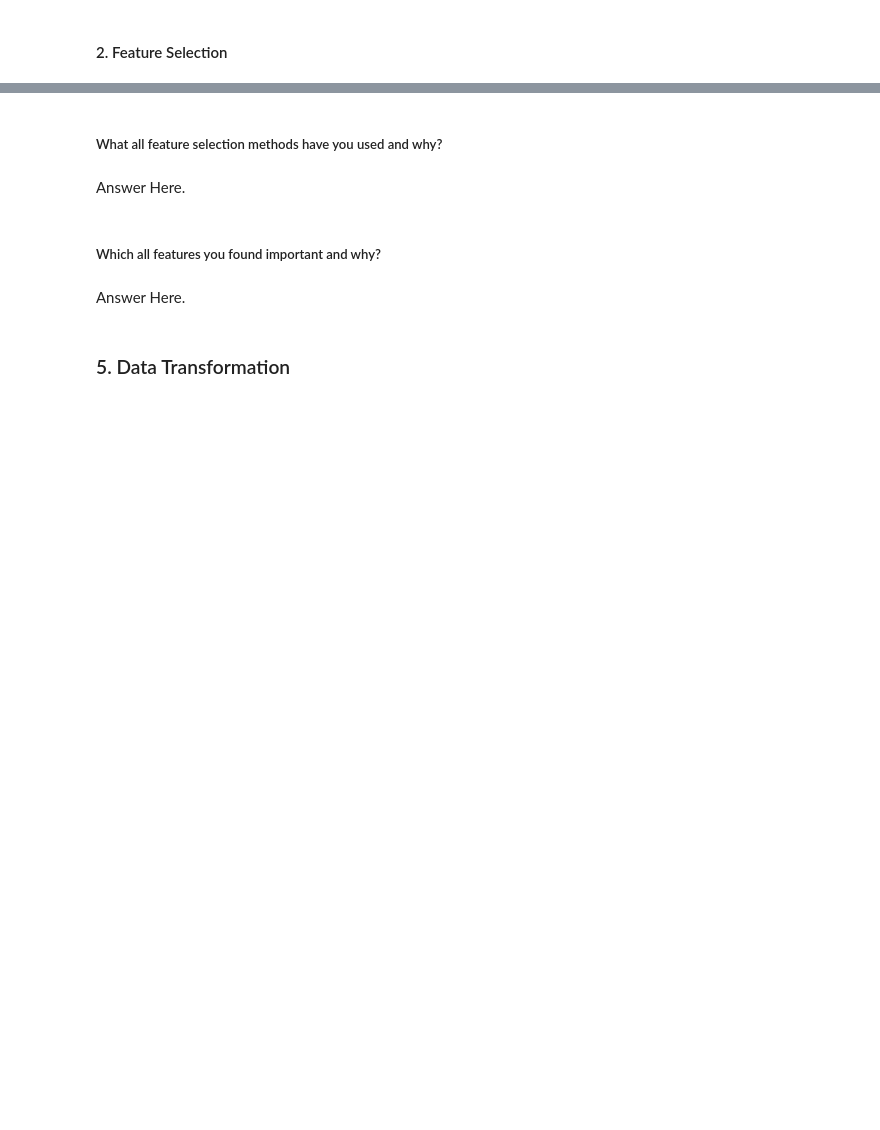
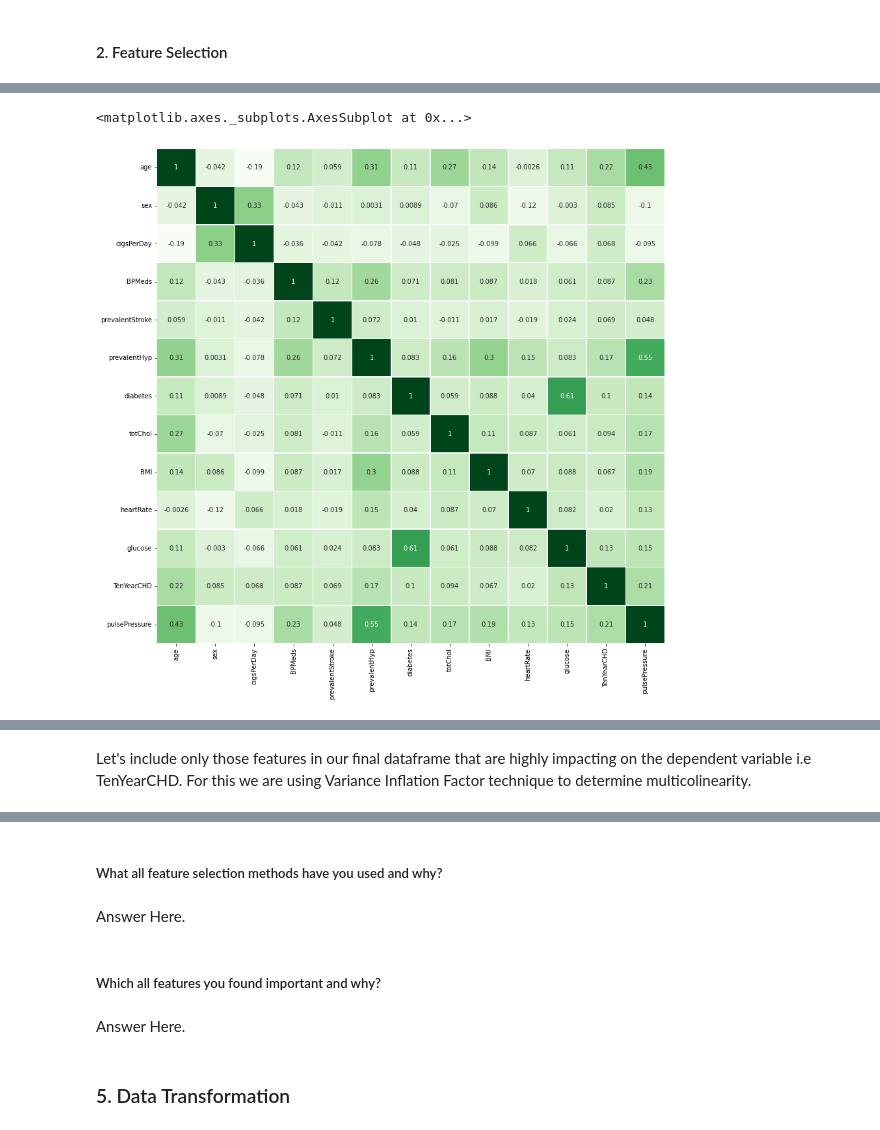
Before and after one commit to prasadwagh2503/Cardiovascular-Risk-Prediction, a Jupyter notebook: Prasad_Cardiovascular_Risk_Prediction.ipynb, the cells around one changed output, grey strips where cells are left out. Cells and saved outputs as stored; diff of their text form; code cells hidden in the pictures; blank space fills up the shorter version.

```diff
--- a/Prasad_Cardiovascular_Risk_Prediction.ipynb
+++ b/Prasad_Cardiovascular_Risk_Prediction.ipynb
@@ -1184,0 +1331,3 @@ Answer Here.
+# %%
+# Adding pulse pressure as a column
+df_new['pulsePressure'] = df_new['sysBP'] - df_new['diaBP']
@@ -1184,0 +1336,3 @@ Answer Here.
+# %%
+# Dropping the systolic and diastolic BP columns
+df_new.drop(['sysBP','diaBP'], axis = 1, inplace = True)
@@ -1184,0 +1351,3 @@ Answer Here.
+# %%
+# Dropping the education column
+df_new.drop(['education'], axis = 1, inplace = True)
@@ -1184,0 +1356,3 @@ Answer Here.
+# %%
+# Dropping the is_smoking column
+df_new.drop(['is_smoking'], axis = 1, inplace = True)
@@ -1188,0 +1377,10 @@ Answer Here.
+# %%
+# Defining a Seaborn correlation map(Heatmap).
+correlmap = df_new.corr()
+
+# display the heatmap.
+f, ax = plt.subplots(figsize=(14, 14))
+sns.heatmap(correlmap,cmap= 'Greens', linewidths=.5,annot=True, ax = ax,cbar=False)
+# %% [output]
+<matplotlib.axes._subplots.AxesSubplot at 0x...>
+[figure, added]
@@ -1188,0 +1388,2 @@ Answer Here.
+# %% [markdown]
+Let's include only those features in our final dataframe that are highly impacting on the dependent variable i.e TenYearCHD. For this we are using Variance Inflation Factor technique to determine multicolinearity.
```
Also changed, not shown: parts of 112 cells of this notebook.
